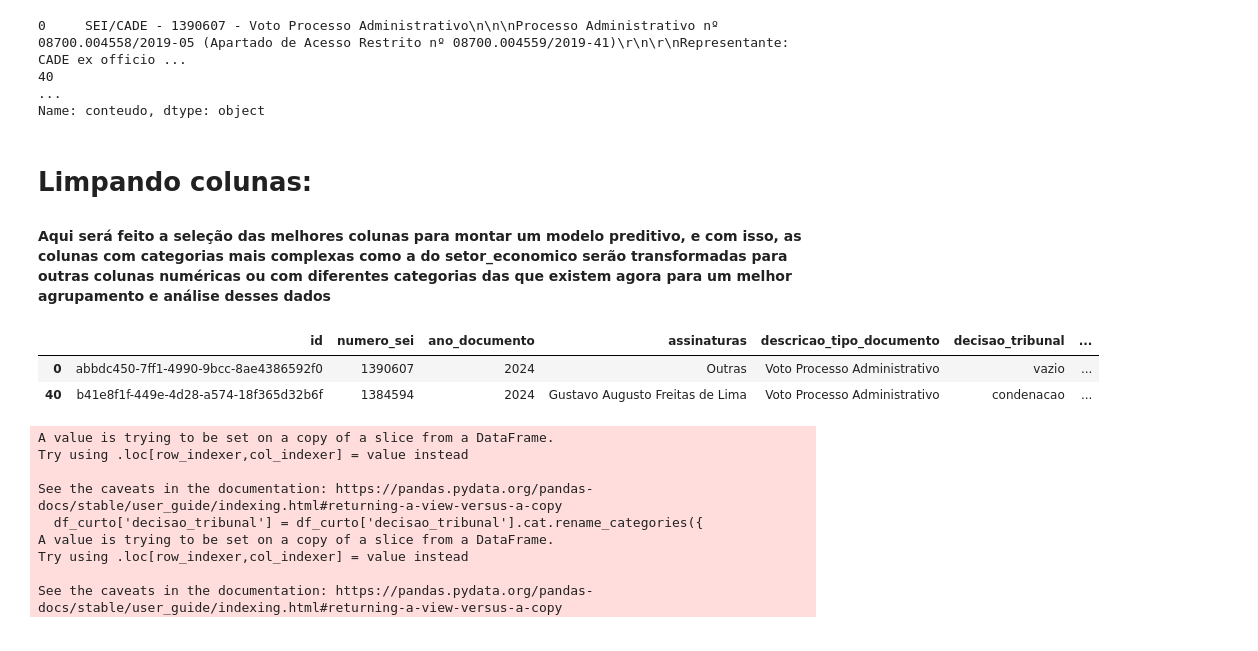
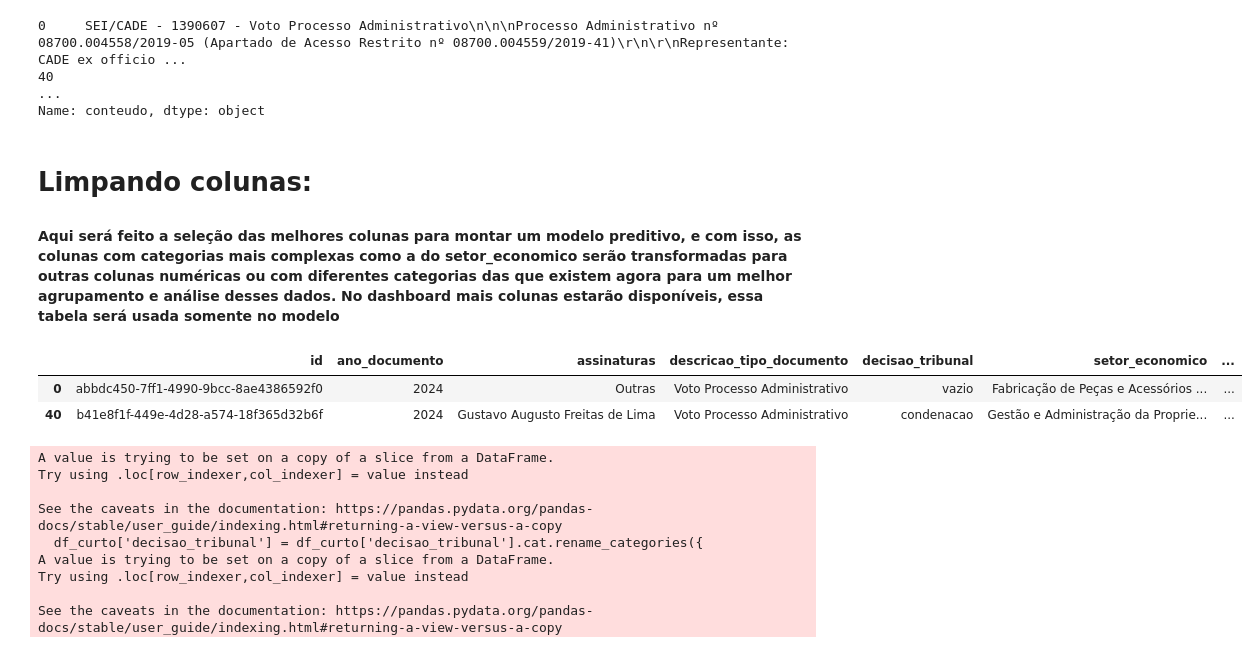
Before and after one commit to gab-correia/analise-cade, a Jupyter notebook: notebooks/prepara_base.ipynb, the cells around one changed output. Saved outputs shown, nothing was run; the diff lists cells and outputs as text; code cells hidden in the pictures.

```diff
--- a/notebooks/prepara_base.ipynb
+++ b/notebooks/prepara_base.ipynb
@@ -66,7 +67,11 @@ df.head()
 | 4 | 46dc8fec-b850-414f-babc-8cd0e1595ec5 | jurisprudencia__1389787 | 1389787 | 2024 | ['Outras'] | PUBLICO | ... |
 # %%
 # Mudando o tipo para 'category'
-colunas = ['assinaturas', 'setor_economico', 'setor_economico_classe', 'setor_economico_divisao', 'setor_economico_grupo', 'setor_economico_secao', 'setor_economico_sub_classe', 'partes_processos_like', 'partes_processos', 'decisao_sg', 'mercado_relevante', 'documentos_relacionados', 'palavras', 'representante_legal', 'tags', 'entidade', 'interessados', 'documentos_citados', 'decisao_tribunal', 'soundex']
+colunas = ['assinaturas', 'setor_economico', 'setor_economico_classe', 'setor_economico_divisao',
+           'setor_economico_grupo', 'setor_economico_secao', 'setor_economico_sub_classe', 'partes_processos_like',
+            'partes_processos', 'decisao_sg', 'mercado_relevante', 'documentos_relacionados',
+            'palavras', 'representante_legal', 'tags', 'entidade', 'interessados', 'documentos_citados',
+            'decisao_tribunal', 'soundex']
 
 for coluna in colunas:
     df[coluna] = df[coluna].astype('category')
@@ -97,7 +102,12 @@ df.head()
 | 3 | ba09f364-3ee5-4e28-bba3-c422d53b4ae2 | jurisprudencia__1389765 | 1389765 | 2024 | Outras | PUBLICO | ... |
 | 4 | 46dc8fec-b850-414f-babc-8cd0e1595ec5 | jurisprudencia__1389787 | 1389787 | 2024 | Outras | PUBLICO | ... |
 # %%
-colunas = ['assinaturas', 'setor_economico', 'setor_economico_classe', 'setor_economico_divisao', 'setor_economico_grupo', 'setor_economico_secao', 'setor_economico_sub_classe', 'partes_processos_like', 'partes_processos', 'decisao_sg', 'mercado_relevante', 'documentos_relacionados', 'palavras', 'representante_legal', 'tags', 'entidade', 'interessados', 'documentos_citados', 'decisao_tribunal', 'soundex']
+colunas = ['assinaturas', 'setor_economico', 'setor_economico_classe',
+        'setor_economico_divisao', 'setor_economico_grupo', 'setor_economico_secao',
+        'setor_economico_sub_classe', 'partes_processos_like', 'partes_processos',
+        'decisao_sg', 'mercado_relevante', 'documentos_relacionados', 'palavras',
+        'representante_legal', 'tags', 'entidade', 'interessados',
+        'documentos_citados', 'decisao_tribunal', 'soundex']
 
 colunas_remover = []
 for i in colunas:
@@ -200,7 +210,7 @@ colecao
 jurisprudencia    9518
 Name: count, dtype: int64
 # %%
-df = df.drop(columns='colecao')
+df = df.drop(columns=['colecao', 'id_colecao'])
 # %%
 df['diferenca_dias'].value_counts() #talvez seja interessante ver a distribuição dessa coluna
 # %% [output]
@@ -326,22 +330,22 @@ Name: conteudo, dtype: object
 # %% [markdown]
 # Limpando colunas:
 
-#### Aqui será feito a seleção das melhores colunas para montar um modelo preditivo, e com isso, as colunas com categorias mais complexas como a do setor_economico serão transformadas para outras colunas numéricas ou com diferentes categorias das que existem agora para um melhor agrupamento e análise desses dados
+#### Aqui será feito a seleção das melhores colunas para montar um modelo preditivo, e com isso, as colunas com categorias mais complexas como a do setor_economico serão transformadas para outras colunas numéricas ou com diferentes categorias das que existem agora para um melhor agrupamento e análise desses dados. No dashboard mais colunas estarão disponíveis, essa tabela será usada somente no modelo
 # %%
-colunas_manter = [ 'id', 'numero_sei','ano_documento', 'assinaturas', 'descricao_tipo_documento',
+colunas_manter = [ 'id','ano_documento', 'assinaturas', 'descricao_tipo_documento',
                   'decisao_tribunal', 'setor_economico', 'id_unidade', 'data_processo',
                     'data_documento', 'diferenca_dias', 'mercado_relevante','descricao_especificacao', 'conteudo'
 ]
 
 colunas_existentes = [col for col in colunas_manter if col in df_votos_filtrados.columns]
 
 df_curto = df_votos_filtrados[colunas_existentes]
 
 df_curto.head(2)
 # %% [output]
-|  | id | numero_sei | ano_documento | assinaturas | descricao_tipo_documento | decisao_tribunal | ... |
-| 0 | abbdc450-7ff1-4990-9bcc-8ae4386592f0 | 1390607 | 2024 | Outras | Voto Processo Administrativo | vazio | ... |
-| 40 | b41e8f1f-449e-4d28-a574-18f365d32b6f | 1384594 | 2024 | Gustavo Augusto Freitas de Lima | Voto Processo Administrativo | condenacao | ... |
+|  | id | ano_documento | assinaturas | descricao_tipo_documento | decisao_tribunal | setor_economico | ... |
+| 0 | abbdc450-7ff1-4990-9bcc-8ae4386592f0 | 2024 | Outras | Voto Processo Administrativo | vazio | Fabricação de Peças e Acessórios ... | ... |
+| 40 | b41e8f1f-449e-4d28-a574-18f365d32b6f | 2024 | Gustavo Augusto Freitas de Lima | Voto Processo Administrativo | condenacao | Gestão e Administração da Proprie... | ... |
 # %%
 df_curto['decisao_tribunal'] = df_curto['decisao_tribunal'].cat.rename_categories({
     'Condenação': 'condenacao',
```
Also changed, not shown: parts of 8 cells of this notebook, 3 other files.
